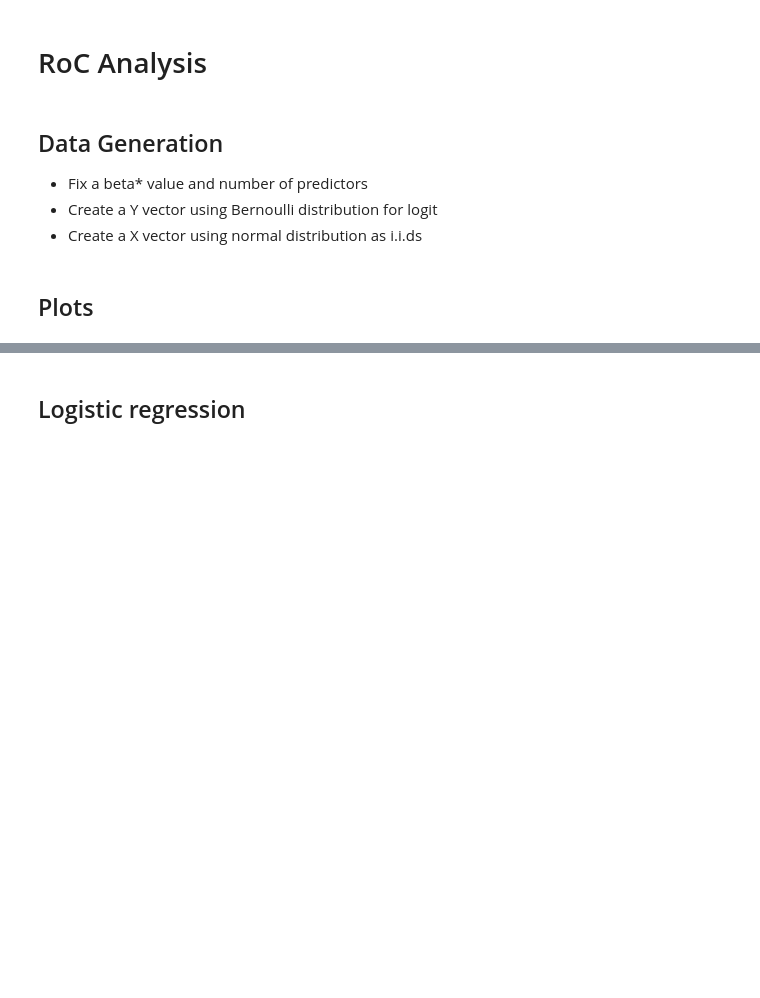
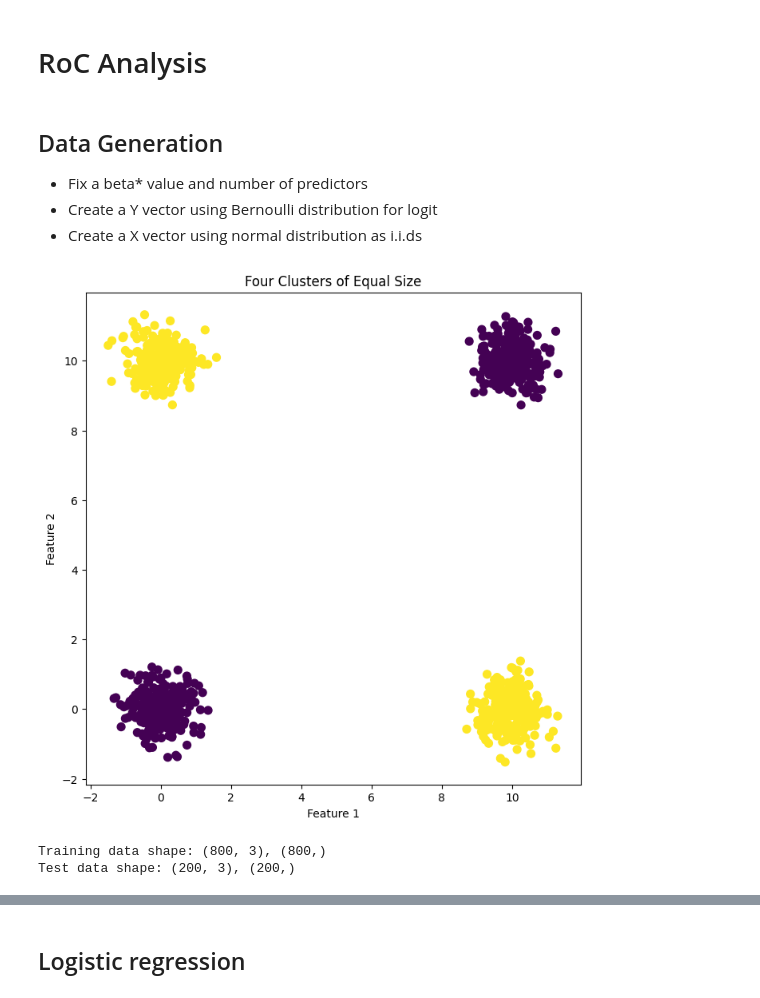
Before and after one commit to katzkid/RoC_Analysis, a Jupyter notebook: RoC_Analysis.ipynb, the cells around one changed output, grey strips where cells are left out. Drawn from its saved outputs; the diff is of its cells as text; code cells hidden in the pictures; blank space fills up the shorter version.

```diff
--- a/RoC_Analysis.ipynb
+++ b/RoC_Analysis.ipynb
@@ -40,3 +8,62 @@ y_test = y[n_train:]
-# %% [markdown]
-## Plots
+# %%
+no_predictors = 2
+no_samples = 1000
+no_classes = 2
+
+import numpy as np
+import matplotlib.pyplot as plt
+
+n_samples_per_cluster = 250
+n_clusters = 4
+
+# Create the clusters deterministically
+np.random.seed(0) # for reproducibility
+
+X = np.zeros((n_samples_per_cluster * n_clusters, 2))
+y = np.zeros(n_samples_per_cluster * n_clusters)
+
+# Cluster centers in corners of a square
+centers = [[0, 0], [10, 0], [0, 10], [10, 10]]
+
+# Assign points to clusters deterministically
+for i in range(n_clusters):
+    cluster_indices = slice(i * n_samples_per_cluster, (i + 1) * n_samples_per_cluster)
+    X[cluster_indices] = centers[i] + np.random.normal(scale=0.5, size=(n_samples_per_cluster, 2))
+    if i == 0 or i == 3:
+        y[cluster_indices] = 0
+    else:
+        y[cluster_indices] = 1
+
+
+
+#Visualize
+plt.figure(figsize=(8,8))
+plt.scatter(X[:,0], X[:,1], c=y, cmap='viridis', s=50)
+plt.title('Four Clusters of Equal Size')
+plt.xlabel('Feature 1')
+plt.ylabel('Feature 2')
+plt.show()
+
+#add intercept to X
+X = np.hstack((np.ones((X.shape[0], 1)), X))
+
+# shuffle data
+permutation = np.random.permutation(no_samples)
+X = X[permutation]
+y = y[permutation]
+
+
+#Split data into training and testing sets (optional, but good practice)
+n_train = int(n_samples_per_cluster * n_clusters * 0.8)
+X_train = X[:n_train]
+y_train = y[:n_train]
+X_test = X[n_train:]
+y_test = y[n_train:]
+
+print(f"Training data shape: {X_train.shape}, {y_train.shape}")
+print(f"Test data shape: {X_test.shape}, {y_test.shape}")
+# %% [output]
+[figure, added]
+Training data shape: (800, 3), (800,)
+Test data shape: (200, 3), (200,)
 # %%
```
Also changed, not shown: parts of 8 cells of this notebook.
